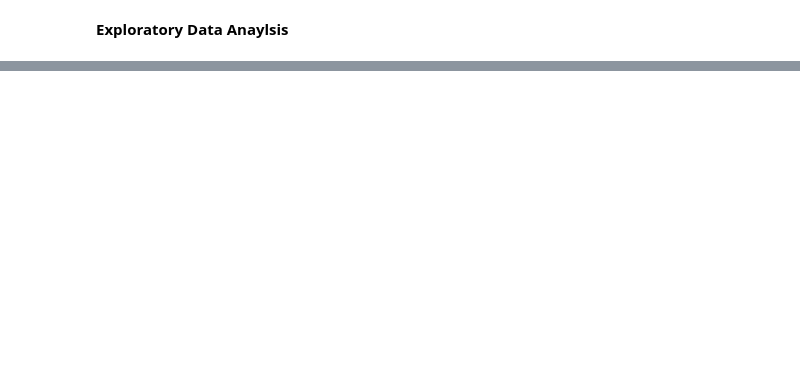
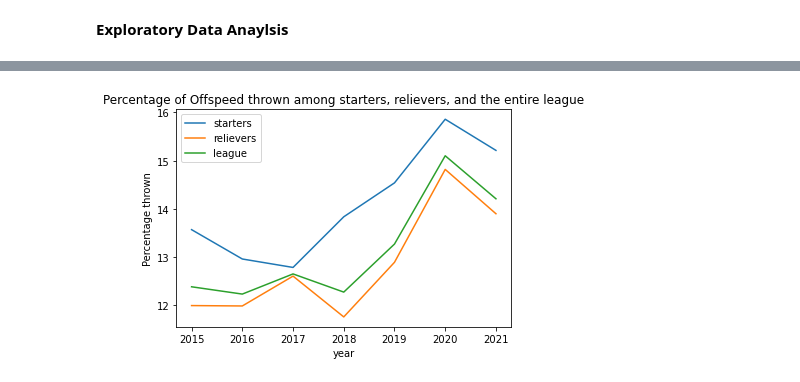
Before and after one commit to logan-lach/CMSC320FinalProject, a Jupyter notebook: project3/final.ipynb, the cells around one changed output, grey strips where cells are left out. Cells and saved outputs as stored; diff of their text form; code cells hidden in the pictures; blank space fills up the shorter version.

```diff
--- a/project3/final.ipynb
+++ b/project3/final.ipynb
@@ -187,0 +217,4 @@ relievers = adjusted_pitch_data[adjusted_pitch_data['p_formatted_ip'] <= 90]
+# %%
+line_graph_maker('n_offspeed_formatted', "Offspeed")
+# %% [output]
+[figure, added]
```
Also changed, not shown: parts of 8 cells of this notebook.
